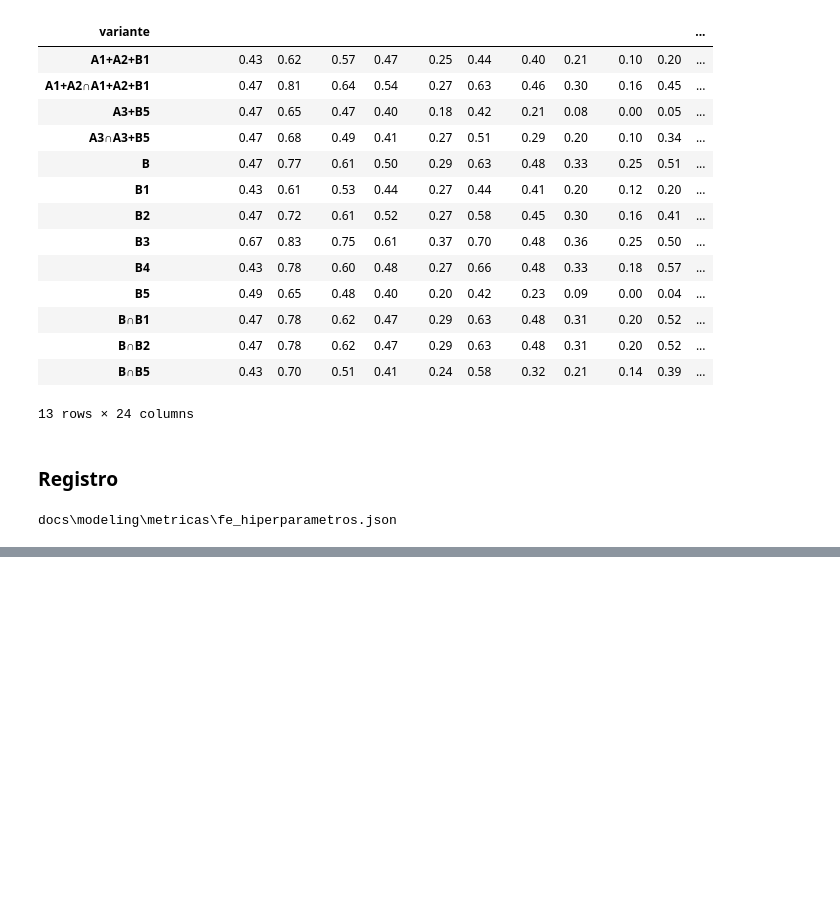
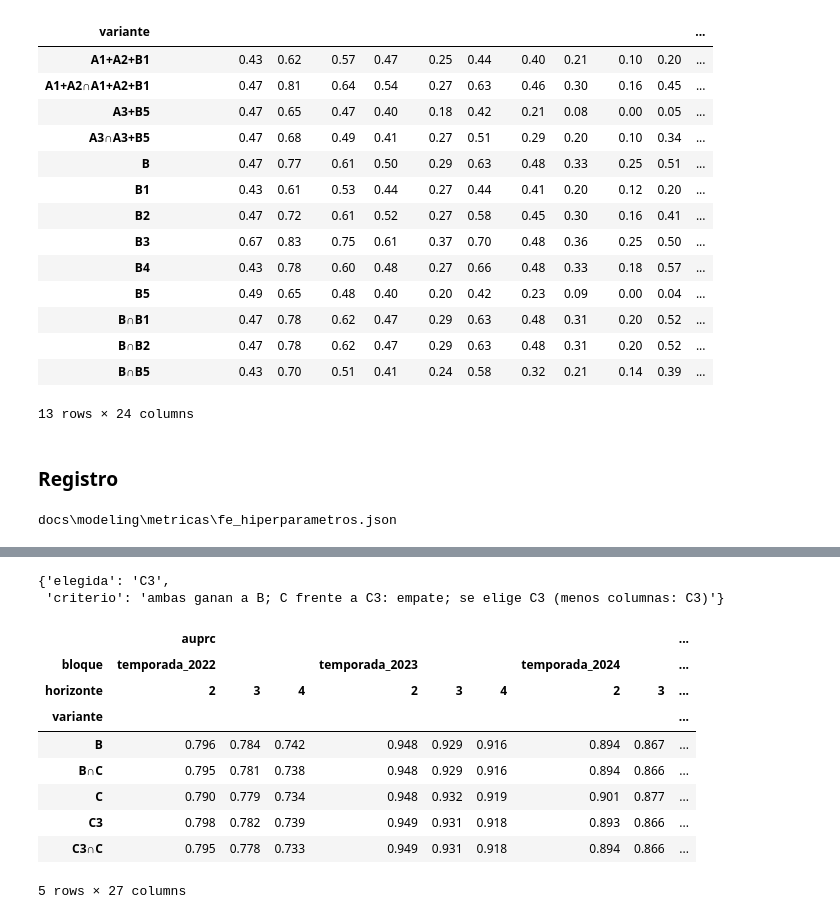
Before and after one commit to panconlocro/Denguekay, a Jupyter notebook: notebooks/32_modelado_fe_inicios.ipynb, the cells around one changed output, grey strips where cells are left out. Saved outputs shown, nothing was run; the diff lists cells and outputs as text; code cells hidden in the pictures; blank space fills up the shorter version.

```diff
--- a/notebooks/32_modelado_fe_inicios.ipynb
+++ b/notebooks/32_modelado_fe_inicios.ipynb
@@ -1174,0 +1232,24 @@ MLflow: run b44dd7d15a354bfdb713e152ac3cab14 en 'denguekay/fe_hiperparametros_fa
+# %%
+por_par = {f"{a}|{b}": veredictos_2c[veredictos_2c.candidata.eq(a) & veredictos_2c.referencia.eq(b)] for a, b in PARES_2C}
+decision_2c = ev.decidir_combinada(por_par["C|B∩C"], por_par["C3|B"], por_par["C|C3∩C"],
+                                   {n: len(c) for n, c in COLUMNAS_C.items()})
+ELEGIDA_2C = decision_2c["elegida"]
+decision_2c
+# %% [output]
+{'elegida': 'C3',
+ 'criterio': 'ambas ganan a B; C frente a C3: empate; se elige C3 (menos columnas: C3)'}
+# %%
+metricas_2c = pd.concat([ev.tabla_metricas(r["resumen"], n) for n, r in resultados_2c.items()], ignore_index=True)
+metricas_2c[metricas_2c.bloque.isin([*pa.BLOQUES_SELECCION, pa.BLOQUE_CONTRASTE])].pivot_table(
+    index="variante", columns=["bloque", "horizonte"], values=["f1_050", "auprc", "razon_mae"]).round(3)
+# %% [output]
+|  | auprc |  |  |  |  |  |  |  | ... |
+| bloque | temporada_2022 |  |  | temporada_2023 |  |  | temporada_2024 |  | ... |
+| horizonte | 2 | 3 | 4 | 2 | 3 | 4 | 2 | 3 | ... |
+| variante |  |  |  |  |  |  |  |  | ... |
+| B | 0.796 | 0.784 | 0.742 | 0.948 | 0.929 | 0.916 | 0.894 | 0.867 | ... |
+| B∩C | 0.795 | 0.781 | 0.738 | 0.948 | 0.929 | 0.916 | 0.894 | 0.866 | ... |
+| C | 0.790 | 0.779 | 0.734 | 0.948 | 0.932 | 0.919 | 0.901 | 0.877 | ... |
+| C3 | 0.798 | 0.782 | 0.739 | 0.949 | 0.931 | 0.918 | 0.893 | 0.866 | ... |
+| C3∩C | 0.795 | 0.778 | 0.733 | 0.949 | 0.931 | 0.918 | 0.894 | 0.866 | ... |
+5 rows × 27 columns
```
Also changed, not shown: parts of 18 cells of this notebook, 5 other files.
